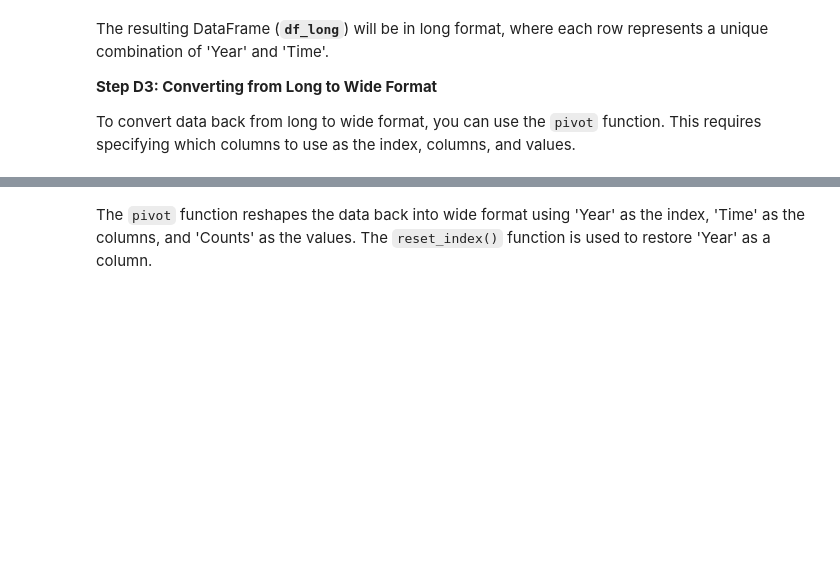
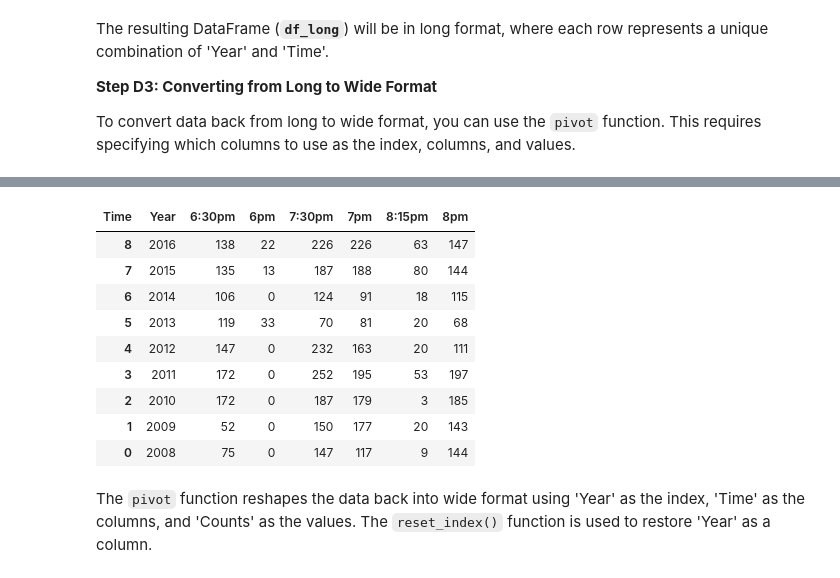
Before and after one commit to Prajaktahz/Uni_Colab_Work, a Jupyter notebook: FBA_Week_06_Python_Practice.ipynb, the cells around one changed output, grey strips where cells are left out. Cells and saved outputs as stored; diff of their text form; code cells hidden in the pictures; blank space fills up the shorter version.

```diff
--- a/FBA_Week_06_Python_Practice.ipynb
+++ b/FBA_Week_06_Python_Practice.ipynb
@@ -295,3 +441,16 @@ df_wide_back
+# %%
+df_wide_back.sort_values(by='Year', ascending =0)
+# %% [output]
+| Time | Year | 6:30pm | 6pm | 7:30pm | 7pm | 8:15pm | 8pm |
+| 8 | 2016 | 138 | 22 | 226 | 226 | 63 | 147 |
+| 7 | 2015 | 135 | 13 | 187 | 188 | 80 | 144 |
+| 6 | 2014 | 106 | 0 | 124 | 91 | 18 | 115 |
+| 5 | 2013 | 119 | 33 | 70 | 81 | 20 | 68 |
+| 4 | 2012 | 147 | 0 | 232 | 163 | 20 | 111 |
+| 3 | 2011 | 172 | 0 | 252 | 195 | 53 | 197 |
+| 2 | 2010 | 172 | 0 | 187 | 179 | 3 | 185 |
+| 1 | 2009 | 52 | 0 | 150 | 177 | 20 | 143 |
+| 0 | 2008 | 75 | 0 | 147 | 117 | 9 | 144 |
 # %% [markdown]
 The `pivot` function reshapes the data back into wide format using 'Year' as the index, 'Time' as the columns, and 'Counts' as the values. The `reset_index()` function is used to restore 'Year' as a column.
 # %% [markdown]
```
Also changed, not shown: parts of 14 cells of this notebook.
